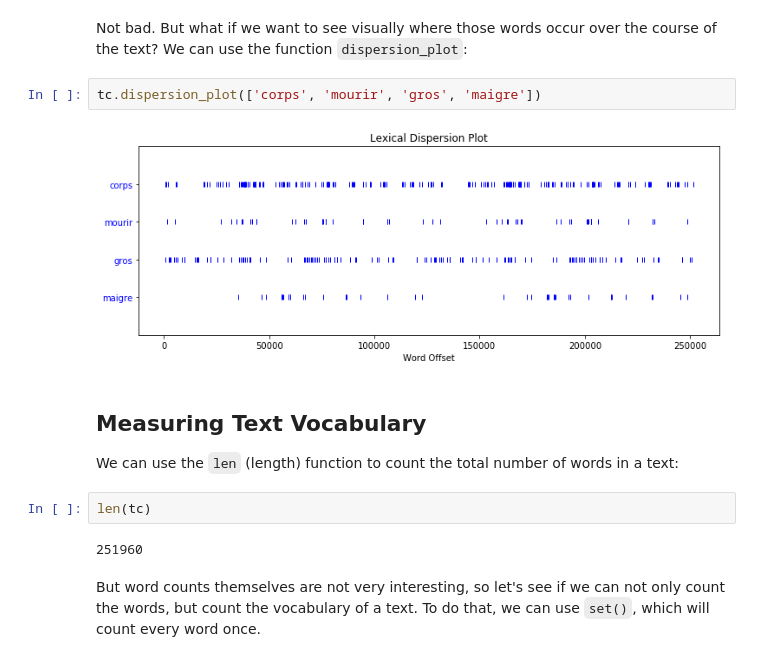
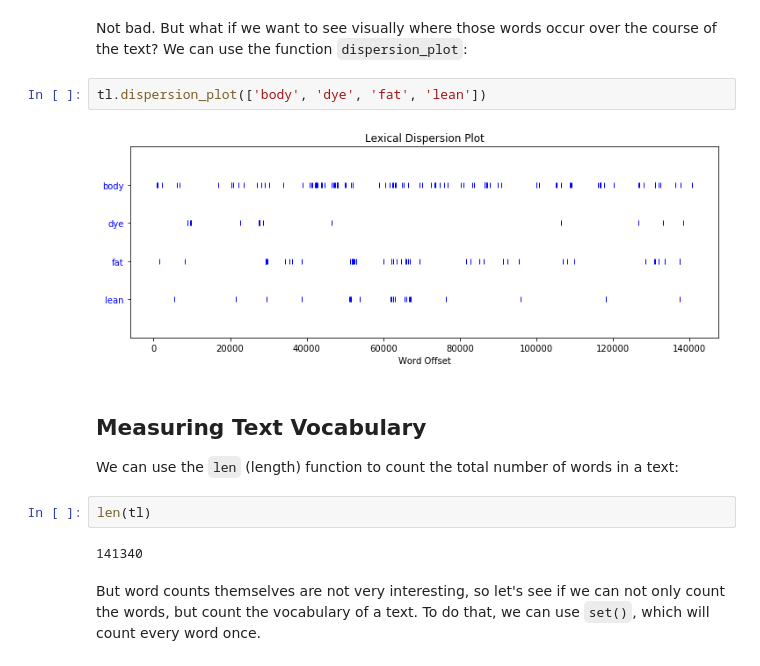
Before and after one commit to cu-mkp/ms-text-analysis, a Jupyter notebook: dataviz-workshop.ipynb, the cells around one changed output. Cells and saved outputs as stored; diff of their text form.

```diff
--- a/dataviz-workshop.ipynb
+++ b/dataviz-workshop.ipynb
@@ -103,17 +95,17 @@ du pers de fleurs de fleurée ou de Flandres & de la chault vifve Et mettes de
 # %% [markdown]
 Not bad. But what if we want to see visually where those words occur over the course of the text? We can use the function `dispersion_plot`:
-# %%
-tc.dispersion_plot(['corps', 'mourir', 'gros', 'maigre'])
-# %% [output]
-[figure, removed]
+# %%
+tl.dispersion_plot(['body', 'dye', 'fat', 'lean'])
+# %% [output]
+[figure, added]
 # %% [markdown]
 ## Measuring Text Vocabulary
 
 We can use the `len` (length) function to count the total number of words in a text:
 # %%
-len(tc)
+len(tl)
 # %% [output]
-251960
+141340
 # %% [markdown]
 But word counts themselves are not very interesting, so let's see if we can not only count the words,
 but count the vocabulary of a text. To do that, we can use `set()`, which will count every word once.
```
Also changed, not shown: parts of 11 cells of this notebook, 3 other files.
